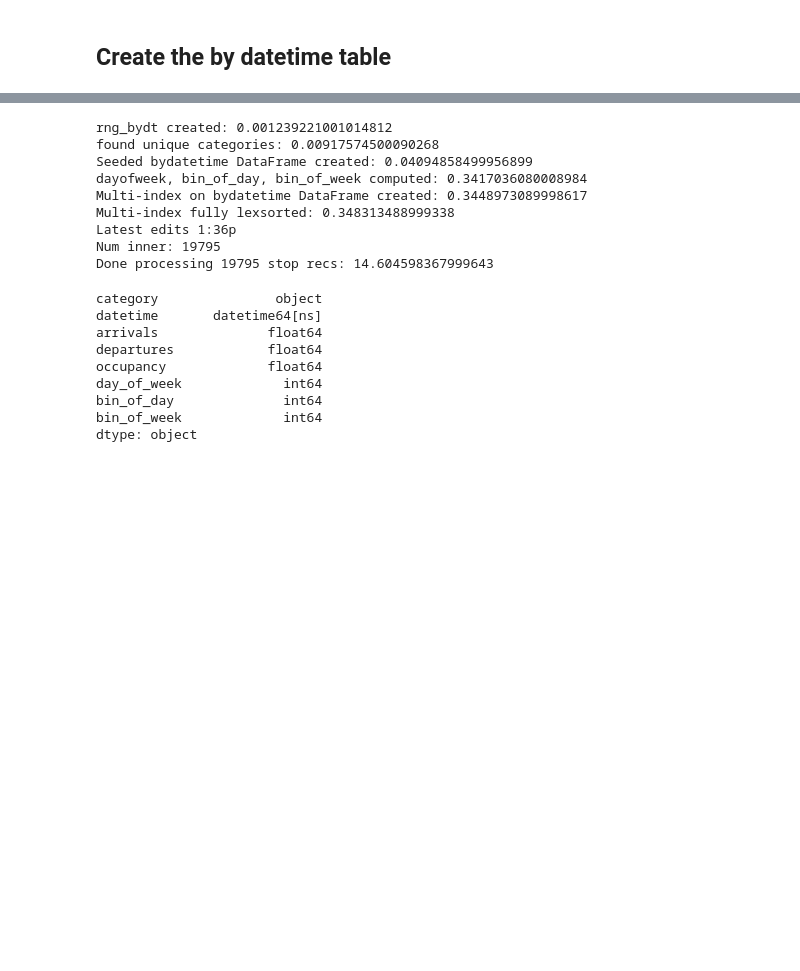
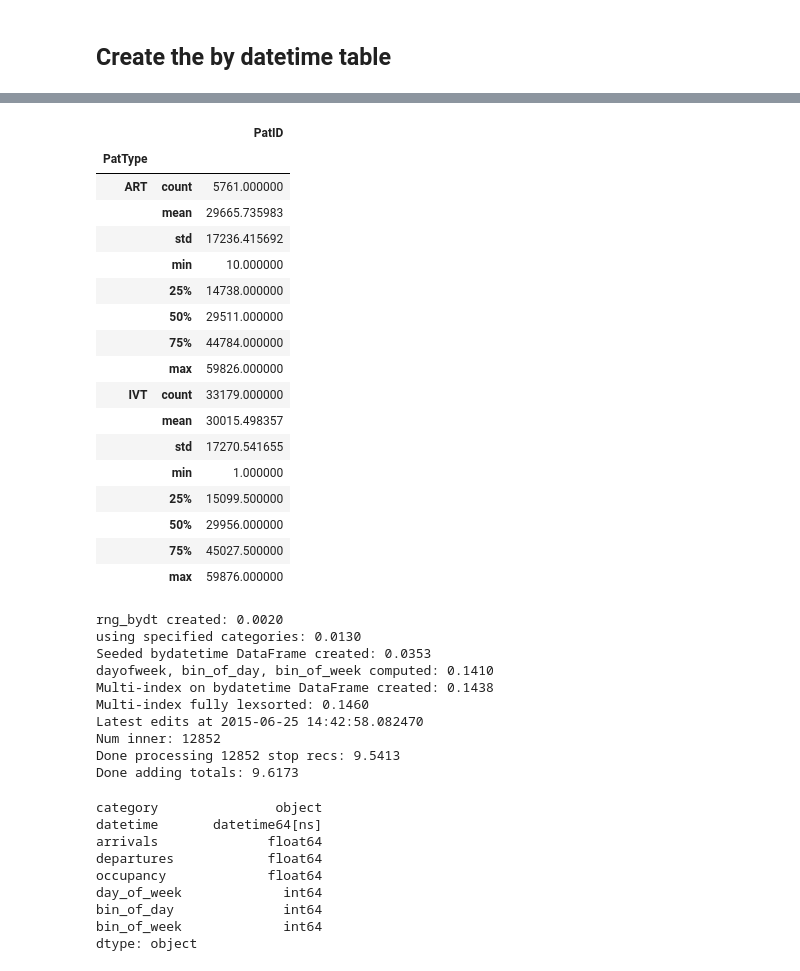
Before and after one commit to misken/hillmaker, a Jupyter notebook: hillmaker/hillPyTesting-Core.ipynb, the cells around one changed output, grey strips where cells are left out. Cells and saved outputs as stored; diff of their text form; code cells hidden in the pictures; blank space fills up the shorter version.

```diff
--- a/hillmaker/hillPyTesting-Core.ipynb
+++ b/hillmaker/hillPyTesting-Core.ipynb
@@ -66,22 +110,45 @@ daynum_to_dayname = {0: 'Mon', 1: 'Tue', 2: 'Wed', 3: 'Thu', 4: 'Fri', 5: 'Sat',
+# %%
+df.groupby('PatType').describe()
+# %% [output]
+|  |  | PatID |
+| PatType |  |  |
+| ART | count | 5761.000000 |
+|  | mean | 29665.735983 |
+|  | std | 17236.415692 |
+|  | min | 10.000000 |
+|  | 25% | 14738.000000 |
+|  | 50% | 29511.000000 |
+|  | 75% | 44784.000000 |
+|  | max | 59826.000000 |
+| IVT | count | 33179.000000 |
+|  | mean | 30015.498357 |
+|  | std | 17270.541655 |
+|  | min | 1.000000 |
+|  | 25% | 15099.500000 |
+|  | 50% | 29956.000000 |
+|  | 75% | 45027.500000 |
+|  | max | 59876.000000 |
 # %%
 bydt_df = bydatetime.make_bydatetime(df,
                                      in_fld_name,
                                      out_fld_name,
                                      cat_fld_name,
-                                     start_analysis_dt,
-                                     end_analysis_dt,
+                                     start_analysis,
+                                     end_analysis,
                                      tot_fld_name,
-                                     bin_size_mins)
+                                     bin_size_mins,
+                                     categories=includecats)
 # %% [output]
-rng_bydt created: 0.001239221001014812
-found unique categories: 0.00917574500090268
-Seeded bydatetime DataFrame created: 0.04094858499956899
-dayofweek, bin_of_day, bin_of_week computed: 0.3417036080008984
-Multi-index on bydatetime DataFrame created: 0.3448973089998617
-Multi-index fully lexsorted: 0.348313488999338
-Latest edits 1:36p
-Num inner: 19795
-Done processing 19795 stop recs: 14.604598367999643
+rng_bydt created: 0.0020
+using specified categories: 0.0130
+Seeded bydatetime DataFrame created: 0.0353
+dayofweek, bin_of_day, bin_of_week computed: 0.1410
+Multi-index on bydatetime DataFrame created: 0.1438
+Multi-index fully lexsorted: 0.1460
+Latest edits at 2015-06-25 14:42:58.082470
+Num inner: 12852
+Done processing 12852 stop recs: 9.5413
+Done adding totals: 9.6173
 # %%
 bydt_df.dtypes
 # %% [output]
```
Also changed, not shown: parts of 20 cells of this notebook, 2 other files.
